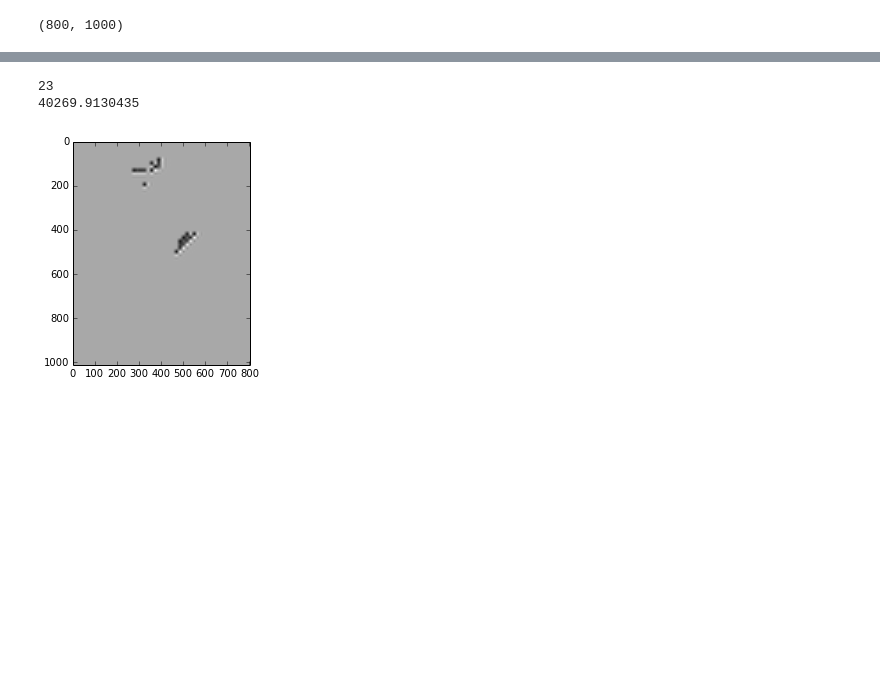
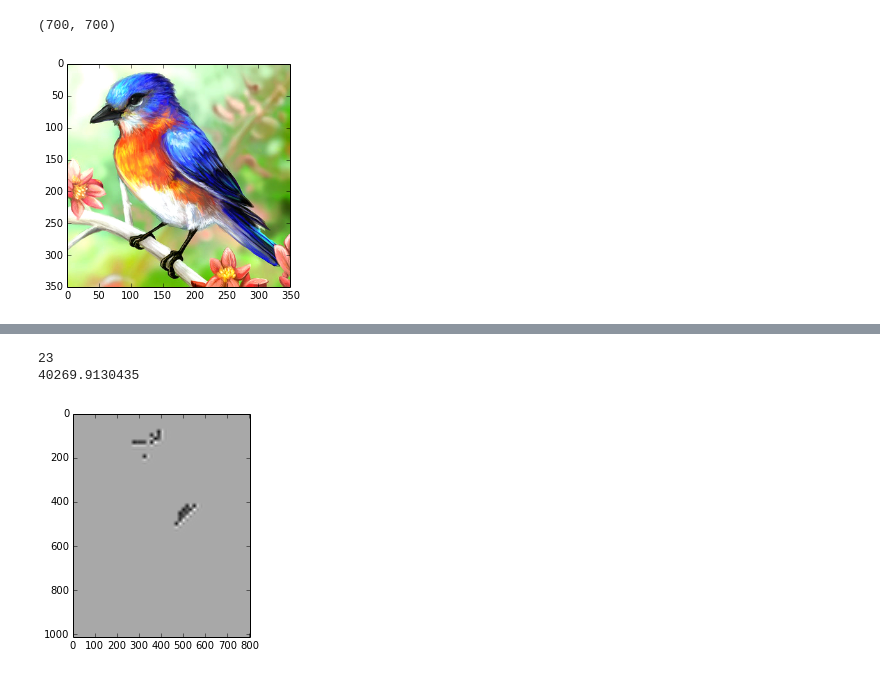
Before and after one commit to lambdaloop/radio-images, a Jupyter notebook: Wavelet Compression.ipynb, the cells around one changed output, grey strips where cells are left out. Cells and saved outputs as stored; diff of their text form; code cells hidden in the pictures; blank space fills up the shorter version.

```diff
--- a/Wavelet Compression.ipynb
+++ b/Wavelet Compression.ipynb
@@ -27,13 +27,18 @@ def ims(x):
     plt.draw()
     plt.show()
 # %%
-im = Image.open("Marconi.tiff") #Can be many different formats.
+im = Image.open("bird.jpg") #Can be many different formats.
 pix = im.load()
 print im.size #Get the width and hight of the image for iterating over
 # print pix[x,y] #Get the RGBA Value of the a pixel of an image
 width, height = im.size
 # %% [output]
-(800, 1000)
+(700, 700)
+# %%
+im = im.resize((350,350), Image.ANTIALIAS)
+ims(im)
+# %% [output]
+[figure, added]
 # %%
 r = np.array(im.getdata(0)).reshape(height, width)
 g = np.array(im.getdata(1)).reshape(height, width)
```
Also changed, not shown: parts of 25 cells of this notebook.
